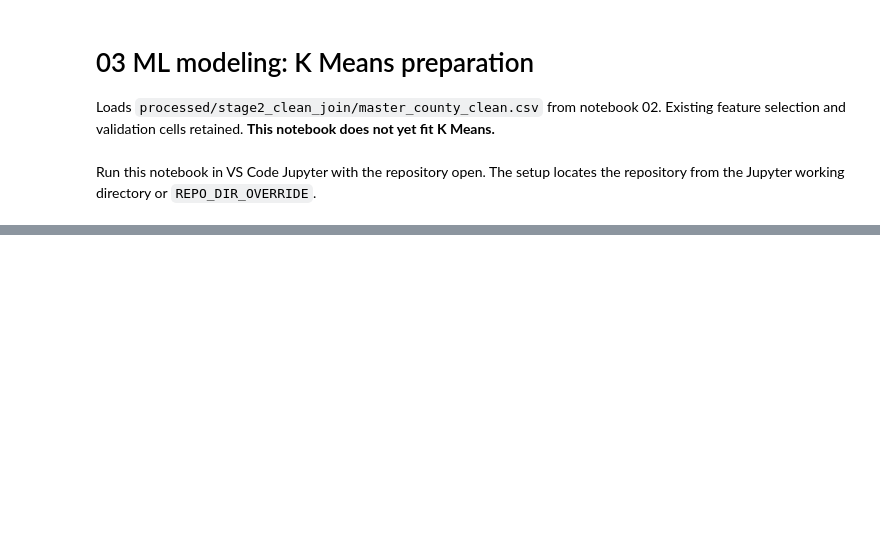
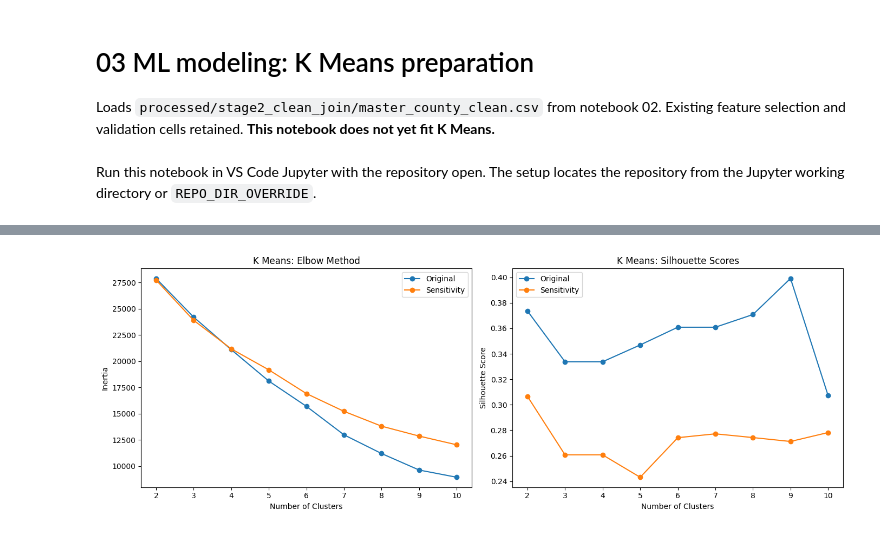
Before and after one commit to KhTJackson/ai-law-datacenter-siting, a Jupyter notebook: scripts/03_ml_model.ipynb, the cells around one changed output, grey strips where cells are left out. Saved outputs shown, nothing was run; the diff lists cells and outputs as text; code cells hidden in the pictures; blank space fills up the shorter version.

```diff
--- a/scripts/03_ml_model.ipynb
+++ b/scripts/03_ml_model.ipynb
@@ -185,0 +574,37 @@ print("Dataset is ready for scaling.")
+# %%
+fig, axes = plt.subplots(1, 2, figsize=(14, 5))
+
+for dataset_name in datasets:
+
+    subset = results_df[
+        results_df["Dataset"] == dataset_name
+    ]
+
+    axes[0].plot(
+        subset["Clusters"],
+        subset["Inertia"],
+        marker="o",
+        label=dataset_name
+    )
+
+    axes[1].plot(
+        subset["Clusters"],
+        subset["Silhouette"],
+        marker="o",
+        label=dataset_name
+    )
+
+axes[0].set_title("K Means: Elbow Method")
+axes[0].set_xlabel("Number of Clusters")
+axes[0].set_ylabel("Inertia")
+axes[0].legend()
+
+axes[1].set_title("K Means: Silhouette Scores")
+axes[1].set_xlabel("Number of Clusters")
+axes[1].set_ylabel("Silhouette Score")
+axes[1].legend()
+
+plt.tight_layout()
+plt.show()
+# %% [output]
+[figure, added]
```
Also changed, not shown: parts of 30 cells of this notebook, 2 other files.
